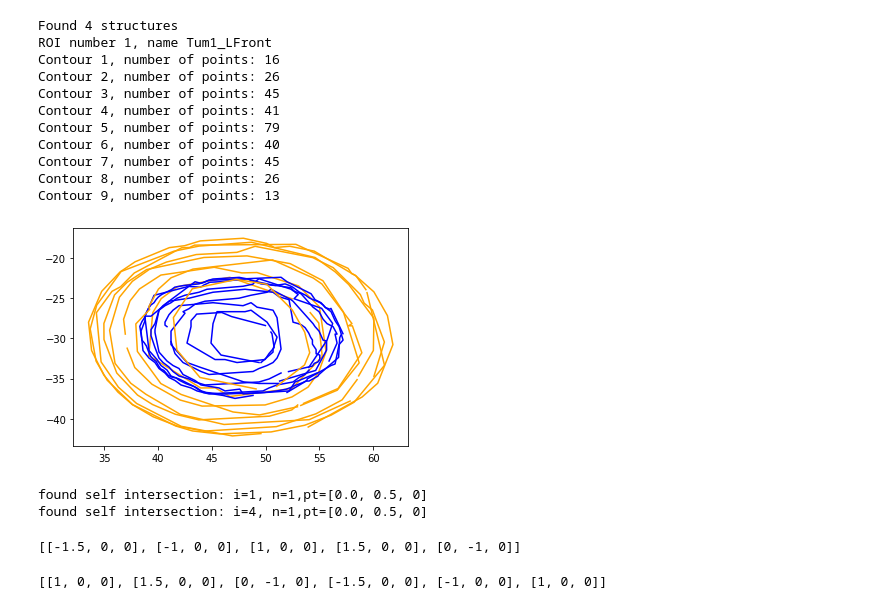
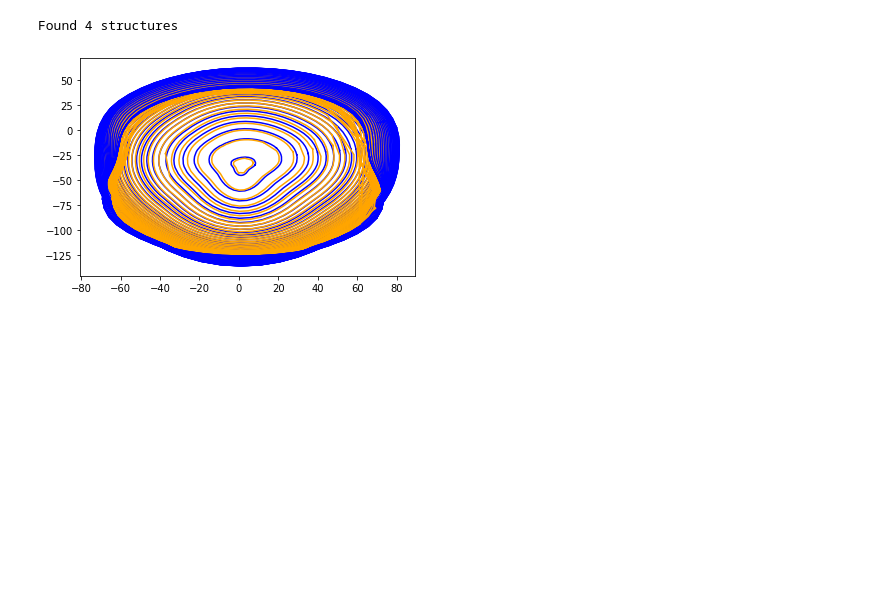
Before and after one commit to mmilch01/pymipl, a Jupyter notebook: Expand3DContour.ipynb, the cells around one changed output. Cells and saved outputs as stored; diff of their text form; code cells hidden in the pictures; blank space fills up the shorter version.

Commit message:
+contour approximation now happens at the beginning of iteration. This reduces run time and the number of self-intersections.

```diff
--- a/Expand3DContour.ipynb
+++ b/Expand3DContour.ipynb
@@ -380,24 +408,24 @@ def show_contour(c,color):
 # %%
+def interp_contour3d(c_in,tol):
+    z_in=c_in[0][2]
+    return np.array(cont2d3d(skimage.measure.approximate_polygon(np.array(cont3d2d(c_in)),tol),z_in))
+
 #rtss="/data/TMORPH/I3CR/MW101_MR_tx1_GK/test/YashContour/AIM_20200707_124424.dcm"
 rtss="/data/TMORPH/I3CR/MW101_MR_tx1_GK/test/RTSTRUCT_study2/2.25.261458899103434642155411796145786023291-1-no-value-for-InstanceNumber-1qq25ix.dcm"
-contours=rtss_to_contourset(rtss)
-c_out,success=expand_3d_contour_3dnormals(contours,20,verbose=False,niterations=-1)
+ROIs=rtss_to_contourset(rtss,verbose=False)
+contours=ROIs[3][:]
+
+c_out,success=expand_3d_contour_3dnormals(contours,-20,verbose=False,niterations=-1)
 n=4
 
 for i in range(len(contours)):
     plt.figure(0)
-    show_contour(contours[i],'blue')
+    #show_contour(contours[i],'blue')
+    show_contour(interp_contour3d(contours[i],0.1),'blue')
     show_contour(c_out[i],'orange')
+    #show_normals(interp_contour3d(contours[i],0.1),c_out[i],'green')
+
+    #show_normals(contours[i],c_out[i],'green')
 # %% [output]
 Found 4 structures
-ROI number 1, name Tum1_LFront
-Contour 1, number of points: 16
-Contour 2, number of points: 26
-Contour 3, number of points: 45
-Contour 4, number of points: 41
-Contour 5, number of points: 79
-Contour 6, number of points: 40
-Contour 7, number of points: 45
-Contour 8, number of points: 26
-Contour 9, number of points: 13
-[figure, old version]
+[figure, new version]
@@ -409,14 +431,0 @@ c1=reindex_contour(c,4)
-# %%
-co1=remove_nfold_self_intersections(c,1)
-co2=remove_nfold_self_intersections(c1,1)
-# %% [output]
-found self intersection: i=1, n=1,pt=[0.0, 0.5, 0]
-found self intersection: i=4, n=1,pt=[0.0, 0.5, 0]
-# %%
-co1
-# %% [output]
-[[-1.5, 0, 0], [-1, 0, 0], [1, 0, 0], [1.5, 0, 0], [0, -1, 0]]
-# %%
-co2
-# %% [output]
-[[1, 0, 0], [1.5, 0, 0], [0, -1, 0], [-1.5, 0, 0], [-1, 0, 0], [1, 0, 0]]
```
Also changed, not shown: parts of 9 cells of this notebook.
